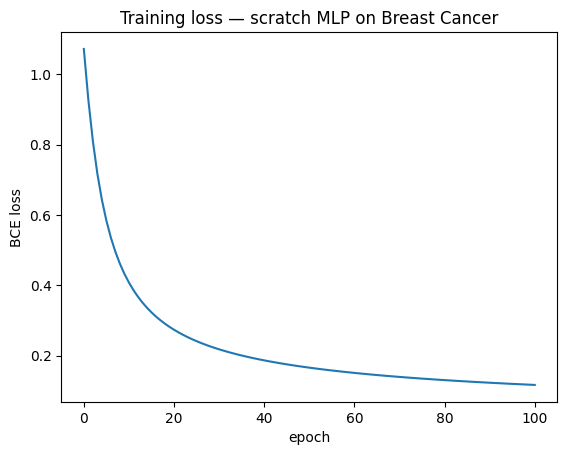
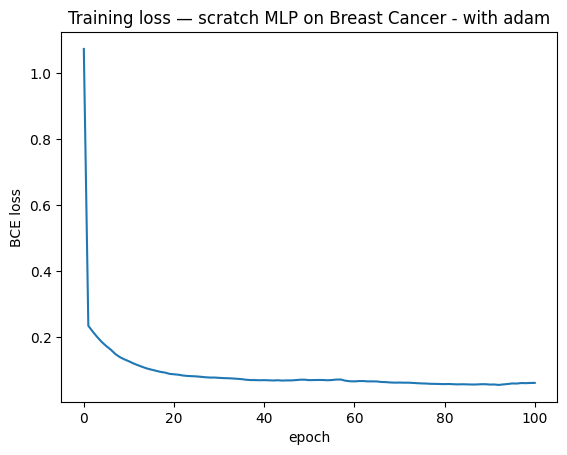
The notebook cell's code change between the first figure and the second:
--- before
+++ after
@@ -2,5 +2,5 @@
     losses = []
     epochs = 101
-    learning_rate = 0.05
+    learning_rate = 1e-3 
     model = MultilayerPerceptron(30, [16, 1], ['tanh', 'sigmoid'])
 
@@ -27,6 +27,6 @@
     
     plt.plot(losses); plt.xlabel('epoch'); plt.ylabel('BCE loss')
-    plt.title('Training loss — scratch MLP on Breast Cancer')
-    plt.savefig('assets/loss_curve.png', dpi=120, bbox_inches='tight')
+    plt.title('Training loss — scratch MLP on Breast Cancer - with adam')
+    plt.savefig(f'{ASSETS_DIR}/loss_curve.png', dpi=120, bbox_inches='tight')
 
     # === save artifacts ===

Commit: adding adams